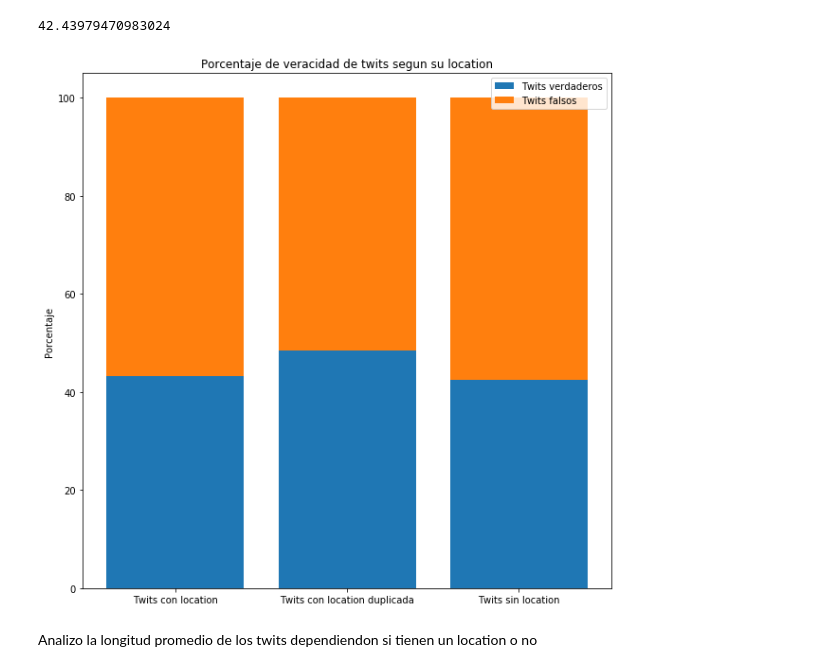
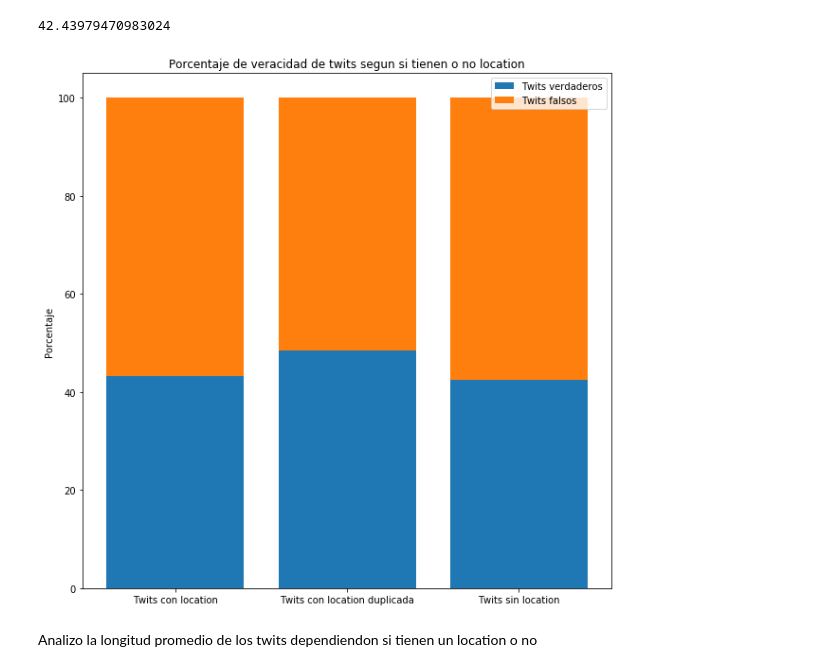
Before and after one commit to NicolasRFL/OrgaDatosTP, a Jupyter notebook: LocationIncompleto.ipynb, the cells around one changed output. Drawn from its saved outputs; the diff is of its cells as text; code cells hidden in the pictures.

```diff
--- a/LocationIncompleto.ipynb
+++ b/LocationIncompleto.ipynb
@@ -95,26 +95,26 @@ sinUbicacion.describe()
 | max | 10873.000000 | 1.000000 | 158.000000 |
 # %%
 #Selecciono twits que tengan location no unicos, ya que considero que los unicos pueden no ser lugares reales
-propTrueSinUb = sinUbicacion[sinUbicacion.duplicated(subset=['location'],keep=False)].target.sum()*100/sinUbicacion[sinUbicacion.duplicated(subset=['location'],keep=False)].target.count()
+propTrueSinUb = sinUbicacion.target.sum()*100/sinUbicacion.target.count()
 propTrueSinUb
 # %% [output]
 42.43979470983024
 # %%
 #hago un grafico de stacked bar
 fig, ax = plt.subplots(figsize=(10,10))
 labels = ['Twits con location','Twits con location duplicada','Twits sin location']
 porcentajesTrue = [propTrue,propTrueDobles,propTrueSinUb]
 porcentajesFalse = [100-x for x in porcentajesTrue]
 ax.bar(labels, porcentajesTrue,  label='Twits verdaderos')
 ax.bar(labels, porcentajesFalse,  bottom=porcentajesTrue,
        label='Twits falsos')
 ax.set_ylabel('Porcentaje')
-ax.set_title('Porcentaje de veracidad de twits segun su location')
+ax.set_title('Porcentaje de veracidad de twits segun si tienen o no location')
 ax.legend()
 
 plt.show()
 # %% [output]
-[figure, old version]
+[figure, new version]
 # %% [markdown]
 Analizo la longitud promedio de los twits dependiendon si tienen un location o no
 # %%
```
Also changed, not shown: parts of 10 cells of this notebook.
